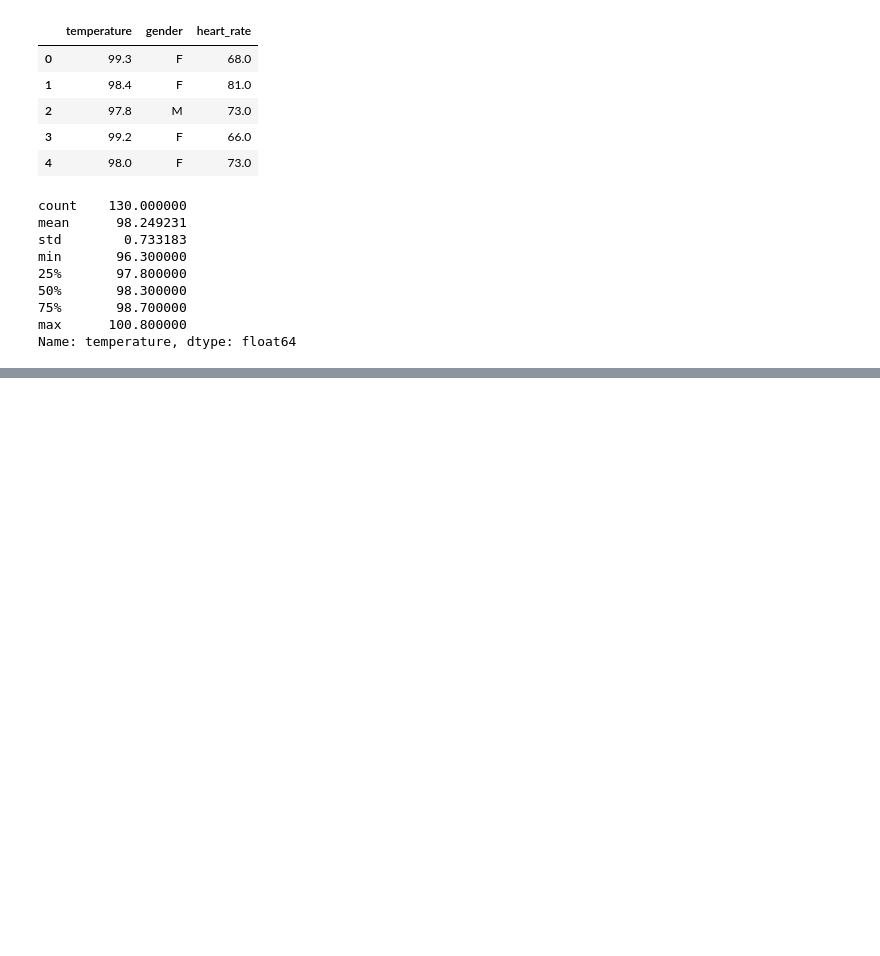
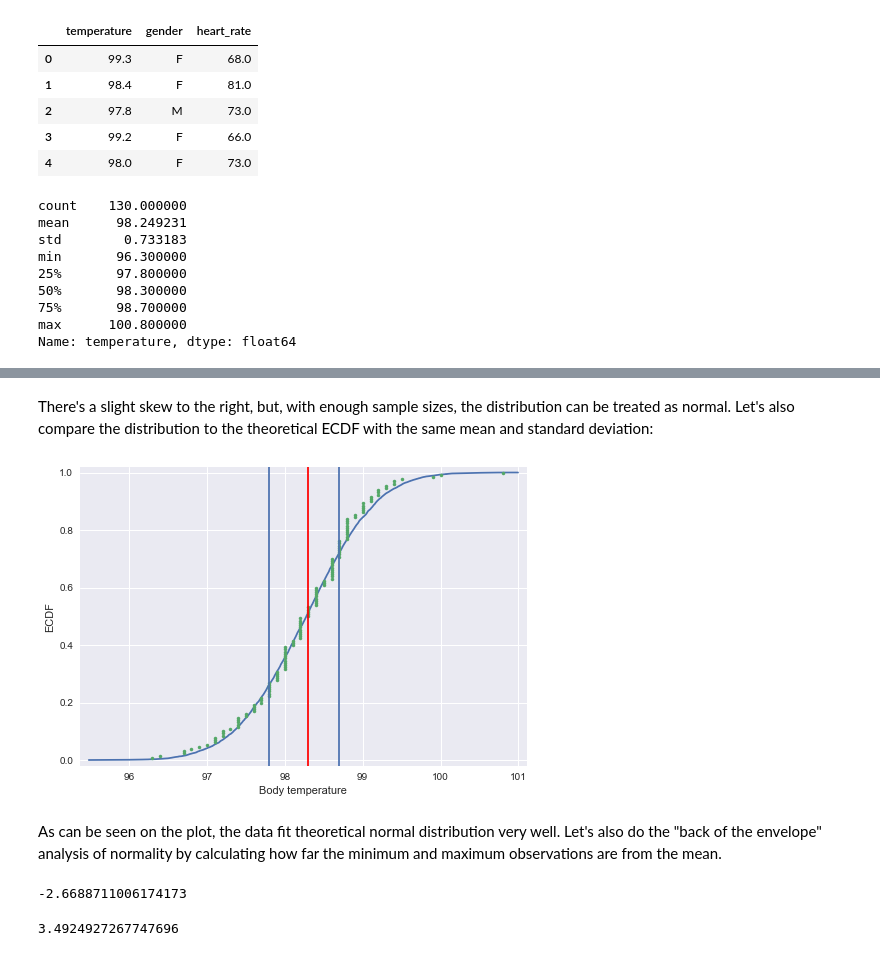
Before and after one commit to mamnunam/Springboard_Data_Science_track, a Jupyter notebook: EDA_human_temperature/sliderule_dsi_inferential_statistics_exercise_1.ipynb, the cells around one changed output, grey strips where cells are left out. Cells and saved outputs as stored; diff of their text form; code cells hidden in the pictures; blank space fills up the shorter version.

```diff
--- a/EDA_human_temperature/sliderule_dsi_inferential_statistics_exercise_1.ipynb
+++ b/EDA_human_temperature/sliderule_dsi_inferential_statistics_exercise_1.ipynb
@@ -103,0 +125,39 @@ plt.show()
+# %% [markdown]
+There's a slight skew to the right, but, with enough sample sizes, the distribution can be treated as normal. Let's also compare the distribution to the theoretical ECDF with the same mean and standard deviation:
+# %%
+#Calculating mean and standard deviation: mu, sigma
+mu = np.mean(x)
+sigma = np.std(x)
+
+#Generating random normal distribution
+samples = np.random.normal(mu, sigma, 10000)
+
+#Generating theoretical x and y
+x_theor = np.sort(samples)
+y_theor = np.arange(1, len(x_theor)+1) / len(x_theor)
+
+#Plotting the ECDFs with the 25-50-75 percentile marks
+_ = plt.plot(x_theor, y_theor)
+_ = plt.plot(x, y, marker='.', linestyle= 'none')
+_ = plt.xlabel('Body temperature')
+_ = plt.ylabel('ECDF')
+#Percentiles (from the summary above)
+_ = plt.axvline(x=98.3, color ='red')
+_ = plt.axvline(x=97.8)
+_ = plt.axvline(x=98.7)
+plt.margins(0.02)
+plt.show()
+# %% [output]
+[figure, added]
+# %% [markdown]
+As can be seen on the plot, the data fit theoretical normal distribution very well. Let's also do the "back of the envelope" analysis of normality by calculating how far the minimum and maximum observations are from the mean.
+# %%
+#Min value - distance from the mean in standard deviations
+(min(df.temperature) - np.mean(df.temperature)) / np.std(df.temperature)
+# %% [output]
+-2.6688711006174173
+# %%
+#Max value - distance from the mean in standard deviations
+(max(df.temperature) - np.mean(df.temperature)) / np.std(df.temperature)
+# %% [output]
+3.4924927267747696
```
Also changed, not shown: parts of 50 cells of this notebook.
